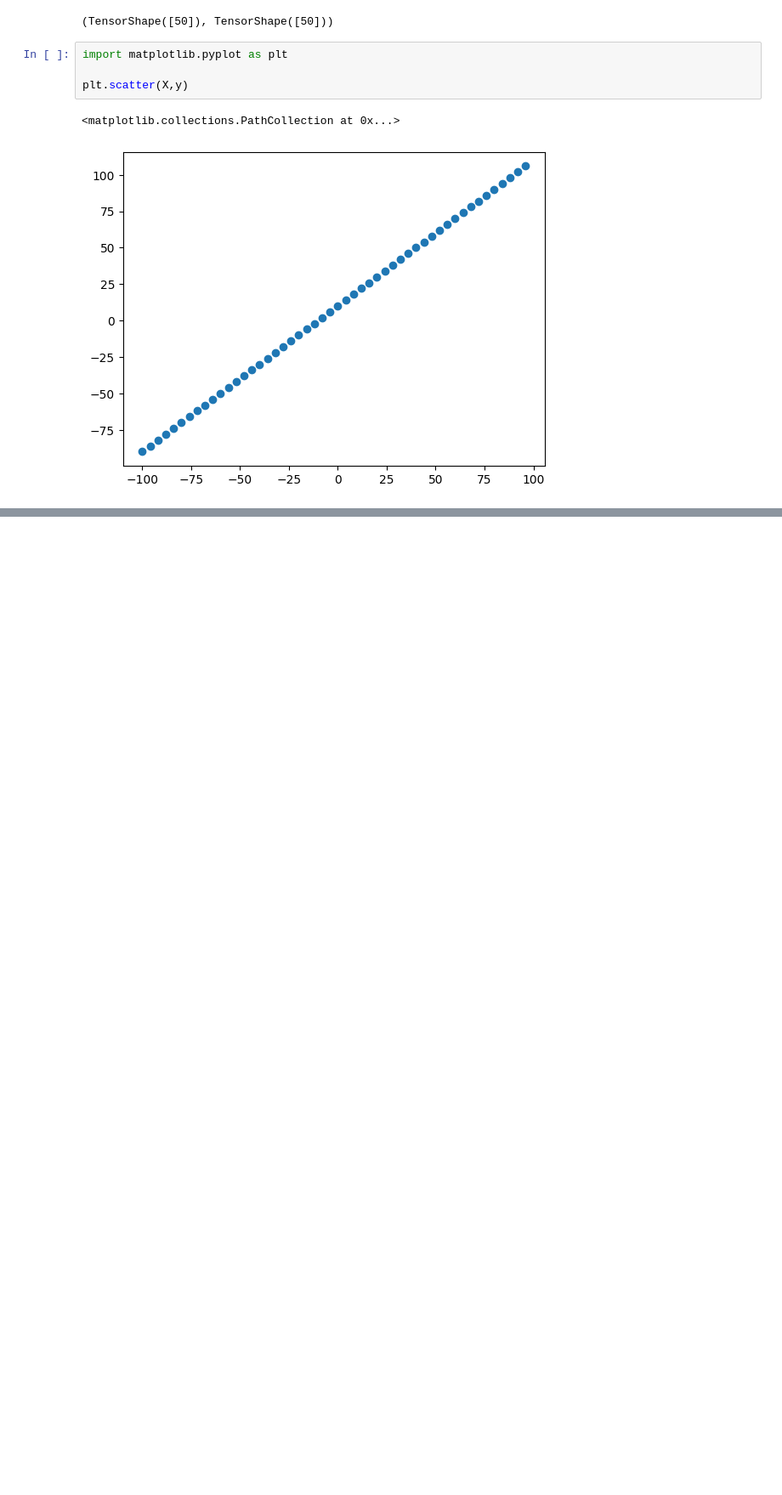
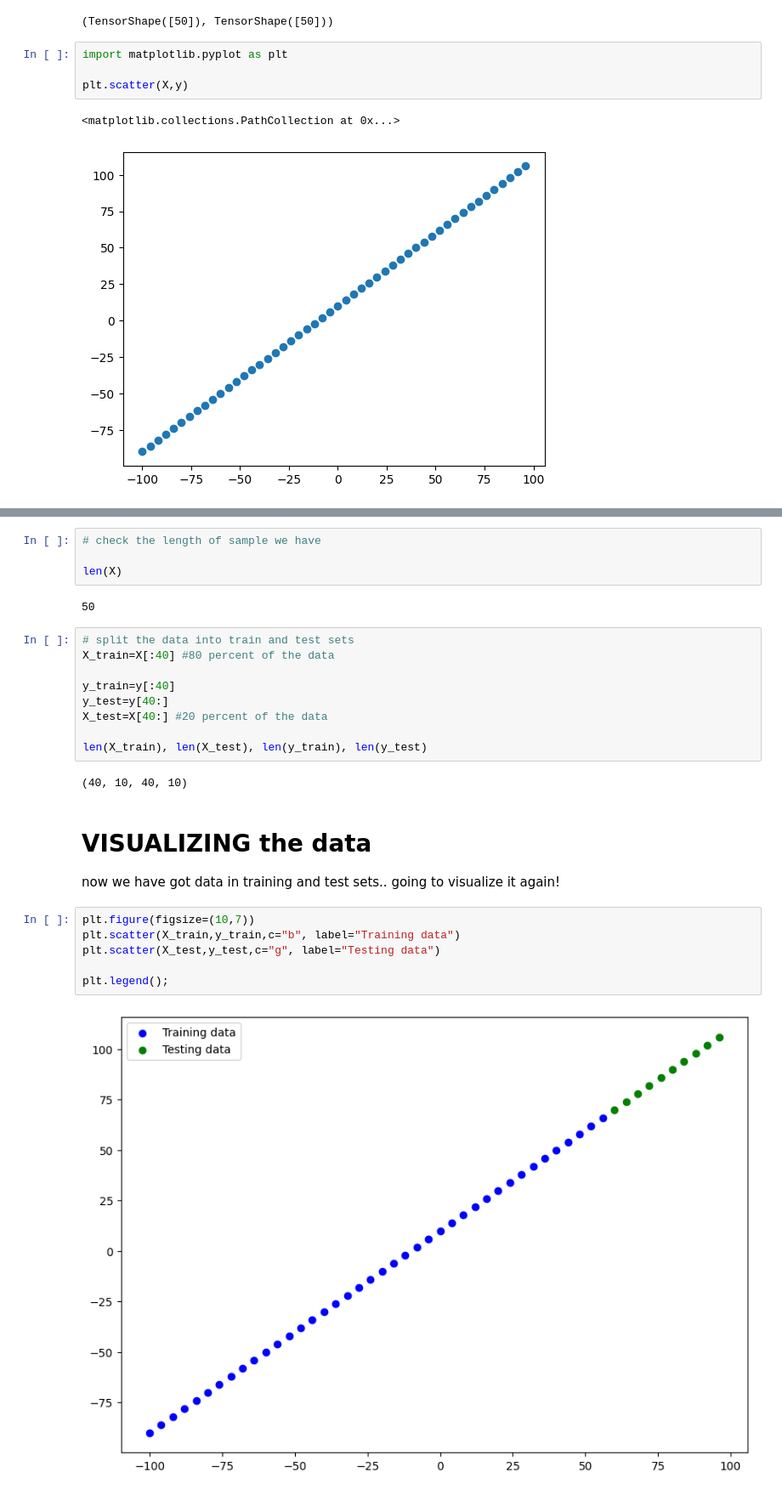
Before and after one commit to ADML003/Tensorflow, a Jupyter notebook: 01_NEURAL_NETWORK_REGRESSION_with_TF.ipynb, the cells around one changed output, grey strips where cells are left out. Shown: that part at 85% size. Cells and saved outputs as stored; diff of their text form; blank space fills up the shorter version.

```diff
--- a/01_NEURAL_NETWORK_REGRESSION_with_TF.ipynb
+++ b/01_NEURAL_NETWORK_REGRESSION_with_TF.ipynb
@@ -278,0 +284,28 @@ plt.scatter(X,y)
+# %%
+# check the length of sample we have
+
+len(X)
+# %% [output]
+50
+# %%
+# split the data into train and test sets
+X_train=X[:40] #80 percent of the data
+
+y_train=y[:40]
+y_test=y[40:]
+X_test=X[40:] #20 percent of the data
+
+len(X_train), len(X_test), len(y_train), len(y_test)
+# %% [output]
+(40, 10, 40, 10)
+# %% [markdown]
+# VISUALIZING  the data
+now we have got data in training and test sets.. going to visualize it again!
+# %%
+plt.figure(figsize=(10,7))
+plt.scatter(X_train,y_train,c="b", label="Training data")
+plt.scatter(X_test,y_test,c="g", label="Testing data")
+
+plt.legend();
+# %% [output]
+[figure, added]
```
Also changed, not shown: parts of 18 cells of this notebook.
